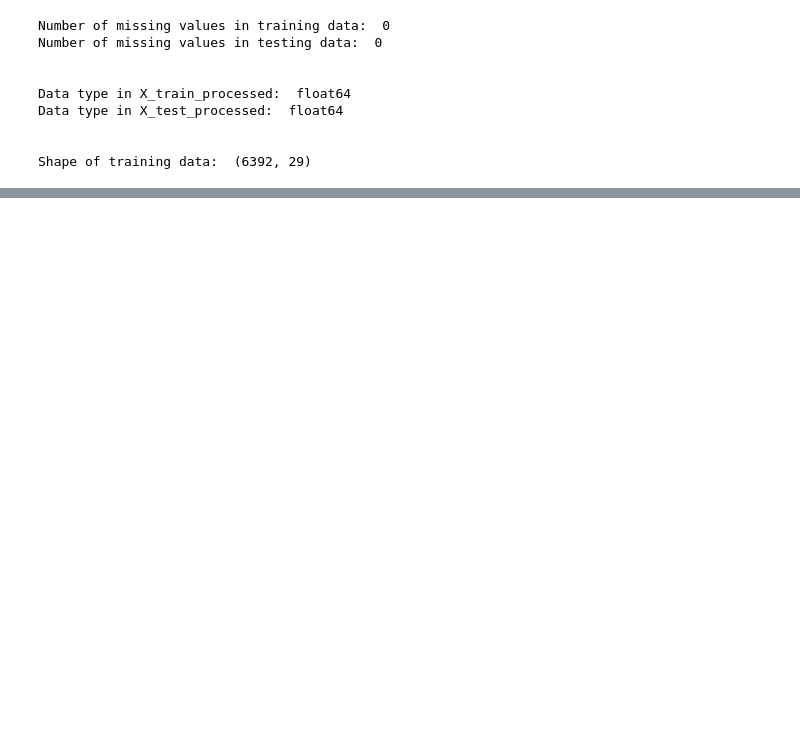
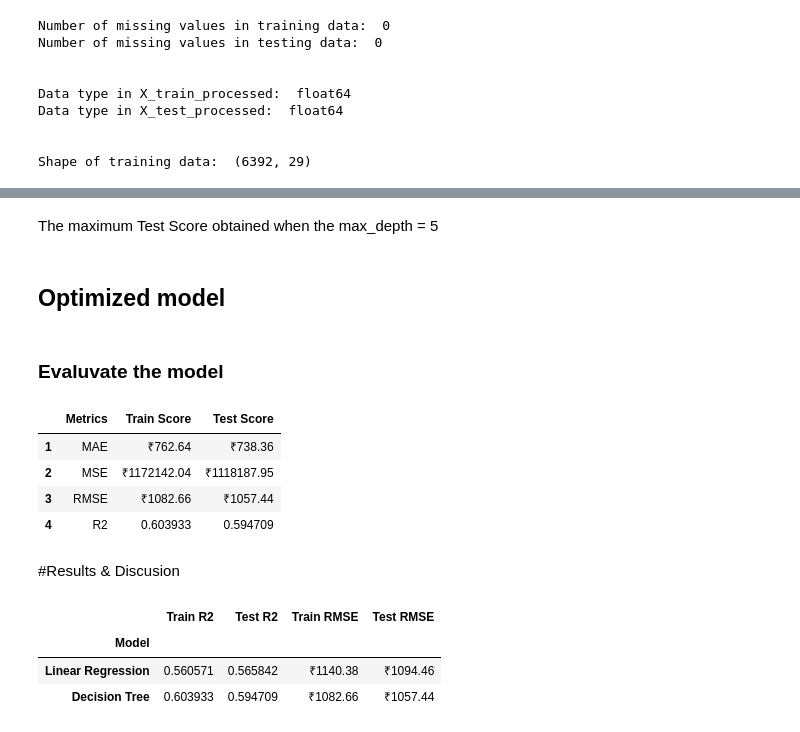
Before and after one commit to sheha919/Coding-Dojo-Project1, a Jupyter notebook: sales_prediction_ml.ipynb, the cells around one changed output, grey strips where cells are left out. Drawn from its saved outputs; the diff is of its cells as text; code cells hidden in the pictures; blank space fills up the shorter version.

```diff
--- a/sales_prediction_ml.ipynb
+++ b/sales_prediction_ml.ipynb
@@ -298,0 +439,2 @@ Shape of training data:  (6392, 29)
+# %%
+dec_tree_pipe.fit(X_train, y_train)
@@ -298,0 +463,5 @@ Shape of training data:  (6392, 29)
+# %%
+dec_tree_train_score = dec_tree_pipe.score(X_train, y_train)
+dec_tree_test_score = dec_tree_pipe.score(X_test, y_test)
+print(f'Train score: {dec_tree_train_score}')
+print(f'Test score: {dec_tree_test_score}')
@@ -298,0 +494,14 @@ Shape of training data:  (6392, 29)
+# %%
+#optimizing the max_depth value
+depths = range(1, 43)
+scores = pd.DataFrame(index = depths, columns = ['Train Score', 'Test Score'])
+for depth in depths:
+  dec_tree = DecisionTreeRegressor(random_state = 42, max_depth= depth)
+  dec_tree_pipe = make_pipeline(preprocessor, dec_tree)
+  dec_tree_pipe.fit(X_train, y_train)
+
+  dec_tree_train_score = dec_tree_pipe.score(X_train, y_train)
+  dec_tree_test_score = dec_tree_pipe.score(X_test, y_test)
+
+  scores.loc[depth, 'Train Score'] = dec_tree_train_score
+  scores.loc[depth, 'Test Score'] = dec_tree_test_score
@@ -298,0 +528,23 @@ Shape of training data:  (6392, 29)
+# %% [markdown]
+The maximum Test Score obtained when the max_depth = 5
+# %% [markdown]
+## Optimized model
+# %%
+dec_tree_opt = DecisionTreeRegressor(random_state = 42, max_depth= 5)
+dec_tree_opt_pipe = make_pipeline(preprocessor, dec_tree_opt)
+dec_tree_opt_pipe.fit(X_train, y_train)
+#predictions
+dec_tree_opt_train_pred = dec_tree_opt_pipe.predict(X_train)
+dec_tree_opt_test_pred = dec_tree_opt_pipe.predict(X_test)
+# %% [markdown]
+### Evaluvate the model
+# %%
+eval_model(y_train, dec_tree_opt_train_pred, y_test, dec_tree_opt_test_pred)
+# %% [output]
+|  | Metrics | Train Score | Test Score |
+| 1 | MAE | ₹762.64 | ₹738.36 |
+| 2 | MSE | ₹1172142.04 | ₹1118187.95 |
+| 3 | RMSE | ₹1082.66 | ₹1057.44 |
+| 4 | R2 | 0.603933 | 0.594709 |
+# %% [markdown]
+#Results & Discusion
@@ -298,0 +561,7 @@ Shape of training data:  (6392, 29)
+# %%
+final_eval_results
+# %% [output]
+|  | Train R2 | Test R2 | Train RMSE | Test RMSE |
+| Model |  |  |  |  |
+| Linear Regression | 0.560571 | 0.565842 | ₹1140.38 | ₹1094.46 |
+| Decision Tree | 0.603933 | 0.594709 | ₹1082.66 | ₹1057.44 |
```
Also changed, not shown: parts of 40 cells of this notebook.
